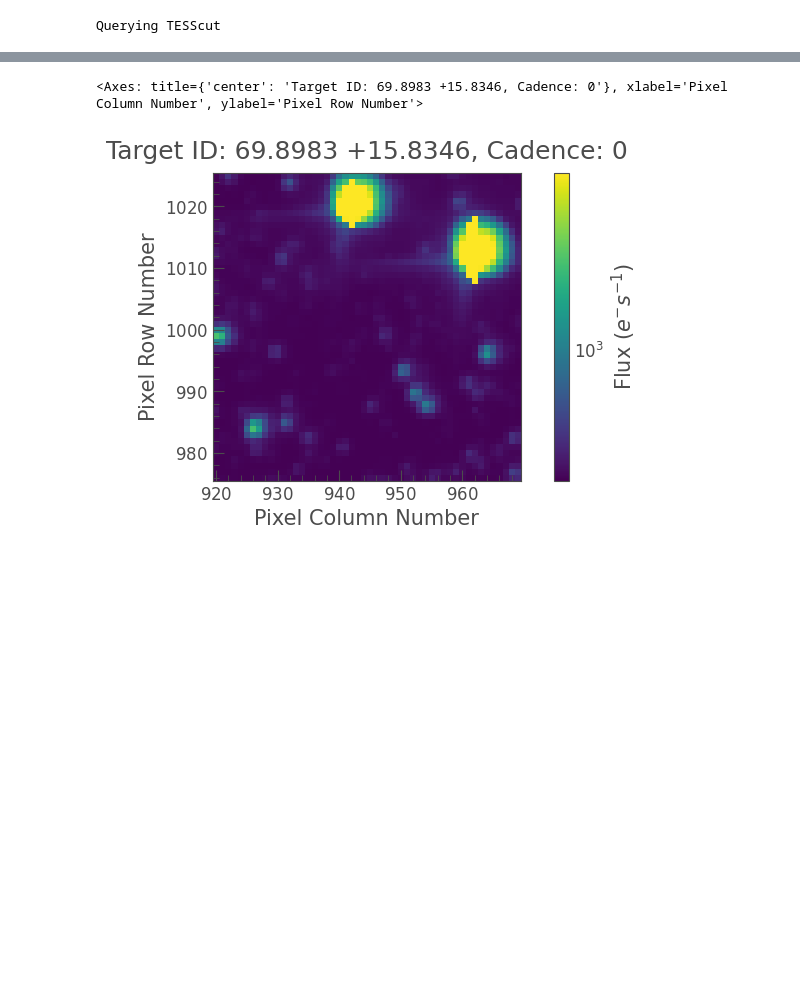
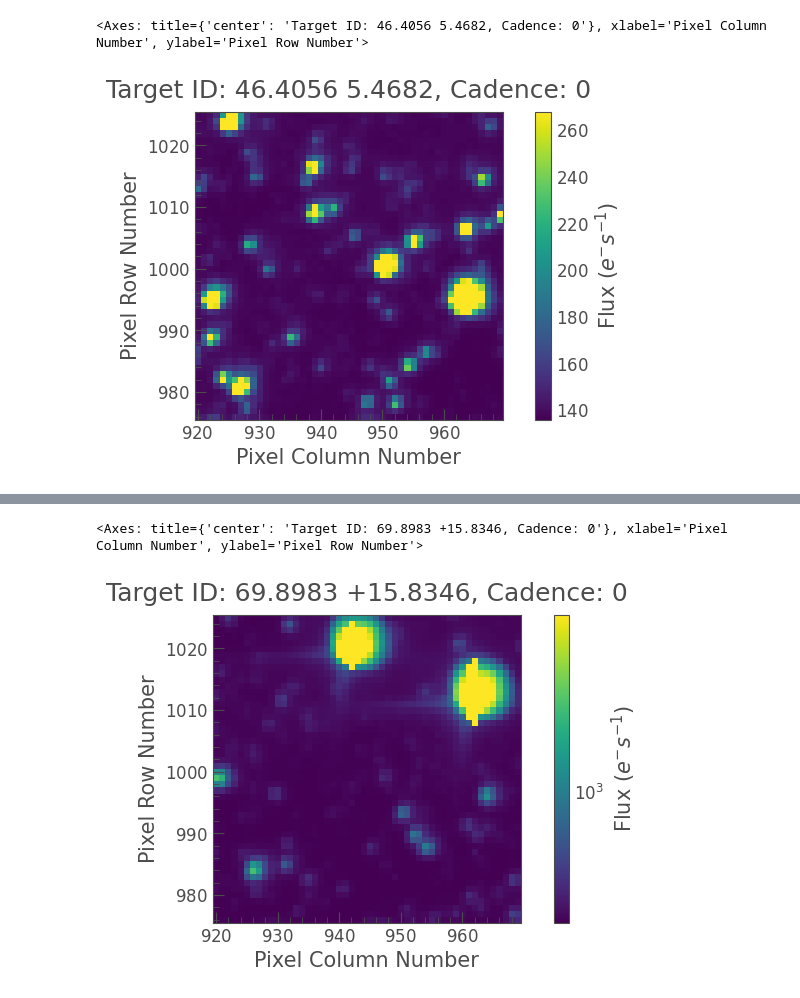
Before and after one commit to jorgemarpa/tess-asteroid-ml, a Jupyter notebook: notebooks/get_tesscut_with_asteroid.ipynb, the cells around one changed output, grey strips where cells are left out. Cells and saved outputs as stored; diff of their text form; code cells hidden in the pictures; blank space fills up the shorter version.

```diff
--- a/notebooks/get_tesscut_with_asteroid.ipynb
+++ b/notebooks/get_tesscut_with_asteroid.ipynb
@@ -98,6 +96,6 @@ def _load_ffi_image(
 # %%
-sector = 43
-camera = 3
+sector = 4
+camera = 1
 ccd = 3
 scc_str = f"s{sector:04}-{camera}-{ccd}"
 scc_str
@@ -346,7 +322,5 @@ f"{ra_2d[1000, 900]:.4f} +{dec_2d[1000, 900]:.4f}"
 # %%
-fficut_aster = AsteroidTESScut(f"{ra_2d[1000, 900]:.4f} {dec_2d[1000, 900]:.4f}",
-                               sector=sector,
-                               cutout_size=50)
-fficut_aster.ffi_exp_time = ffi[1].header["EXPOSURE"]*24*3600
+tpf = lk.search_tesscut(f"{ra_2d[1000, 900]:.4f} {dec_2d[1000, 900]:.4f}",
+                              sector=sector
+                             ).download(cutout_size=(50, 50),
+                                        quality_bitmask=None)
-# %% [output]
-Querying TESScut
@@ -354,0 +327,5 @@ Querying TESScut
+# %%
+tpf.plot()
+# %% [output]
+<Axes: title={'center': 'Target ID: 46.4056 5.4682, Cadence: 0'}, xlabel='Pixel Column Number', ylabel='Pixel Row Number'>
+[figure, added]
```
Also changed, not shown: parts of 31 cells of this notebook, 2 other files.
